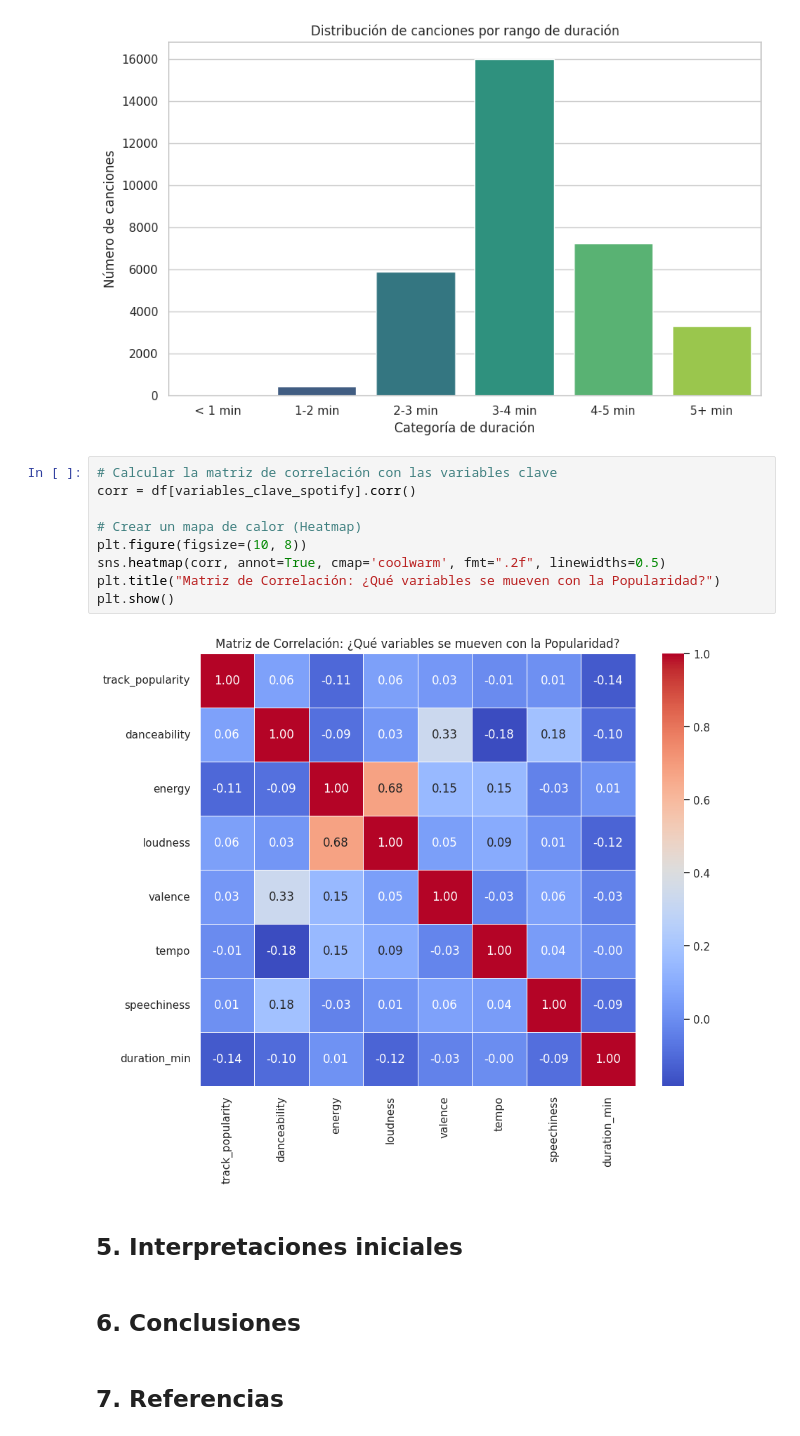
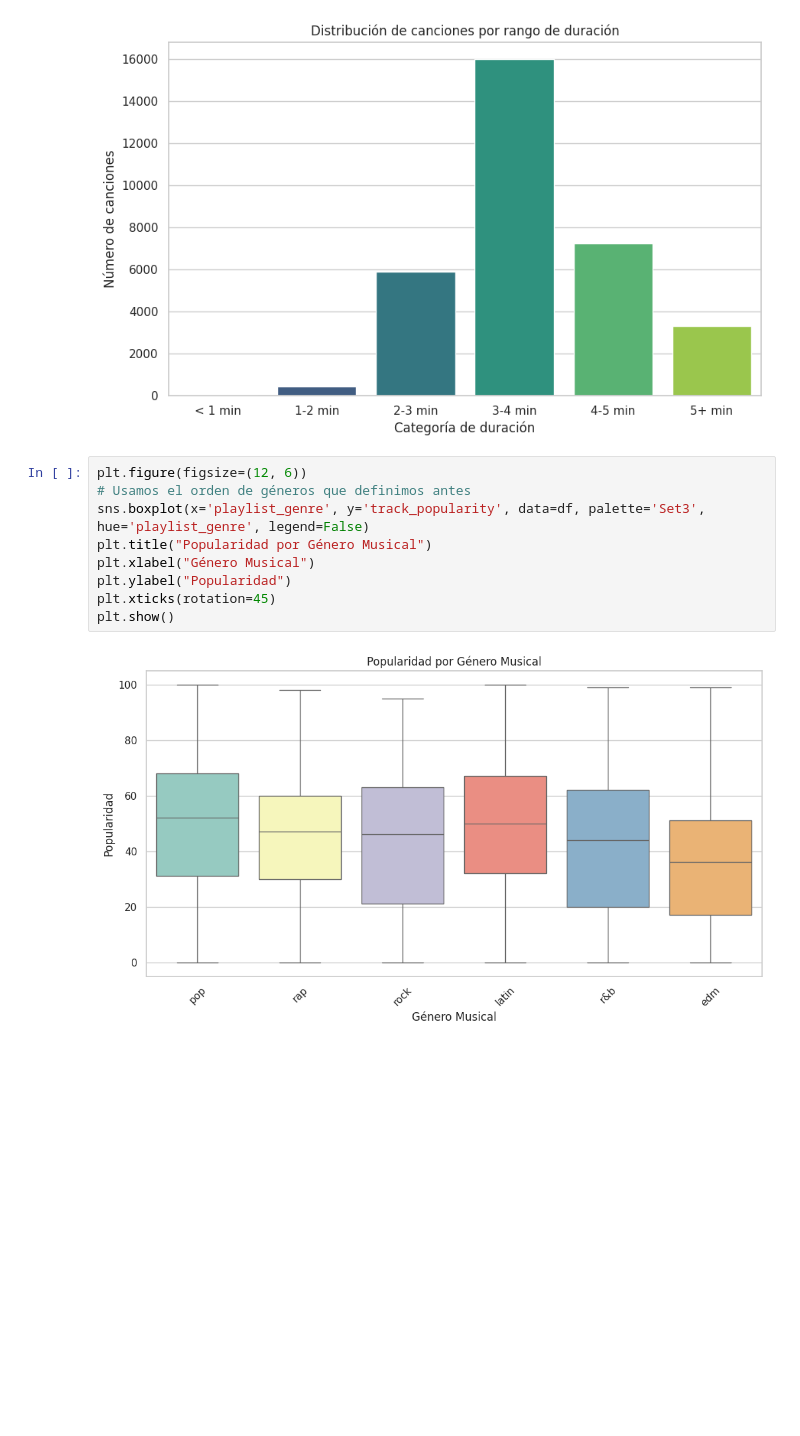
Before and after one commit to JulianCarvajal/BeatAnalytics, a Jupyter notebook: sesiones_practicas/sp_1_natalia_bernal_julian_carvajal.ipynb, the cells around one changed output. Drawn from its saved outputs; the diff is of its cells as text; blank space fills up the shorter version.

```diff
--- a/sesiones_practicas/sp_1_natalia_bernal_julian_carvajal.ipynb
+++ b/sesiones_practicas/sp_1_natalia_bernal_julian_carvajal.ipynb
@@ -325,20 +325,14 @@ plt.ylabel("Número de canciones")
 plt.show()
 # %% [output]
 [figure]
-# %%
-# Calcular la matriz de correlación con las variables clave
-corr = df[variables_clave_spotify].corr()
-
-# Crear un mapa de calor (Heatmap)
-plt.figure(figsize=(10, 8))
-sns.heatmap(corr, annot=True, cmap='coolwarm', fmt=".2f", linewidths=0.5)
-plt.title("Matriz de Correlación: ¿Qué variables se mueven con la Popularidad?")
-plt.show()
-# %% [output]
-[figure, removed]
-# %% [markdown]
-## 5. Interpretaciones iniciales
-# %% [markdown]
-## 6. Conclusiones
-# %% [markdown]
-## 7. Referencias
+# %%
+plt.figure(figsize=(12, 6))
+# Usamos el orden de géneros que definimos antes
+sns.boxplot(x='playlist_genre', y='track_popularity', data=df, palette='Set3', hue='playlist_genre', legend=False)
+plt.title("Popularidad por Género Musical")
+plt.xlabel("Género Musical")
+plt.ylabel("Popularidad")
+plt.xticks(rotation=45)
+plt.show()
+# %% [output]
+[figure, added]
```
Also changed, not shown: parts of 5 cells of this notebook.
